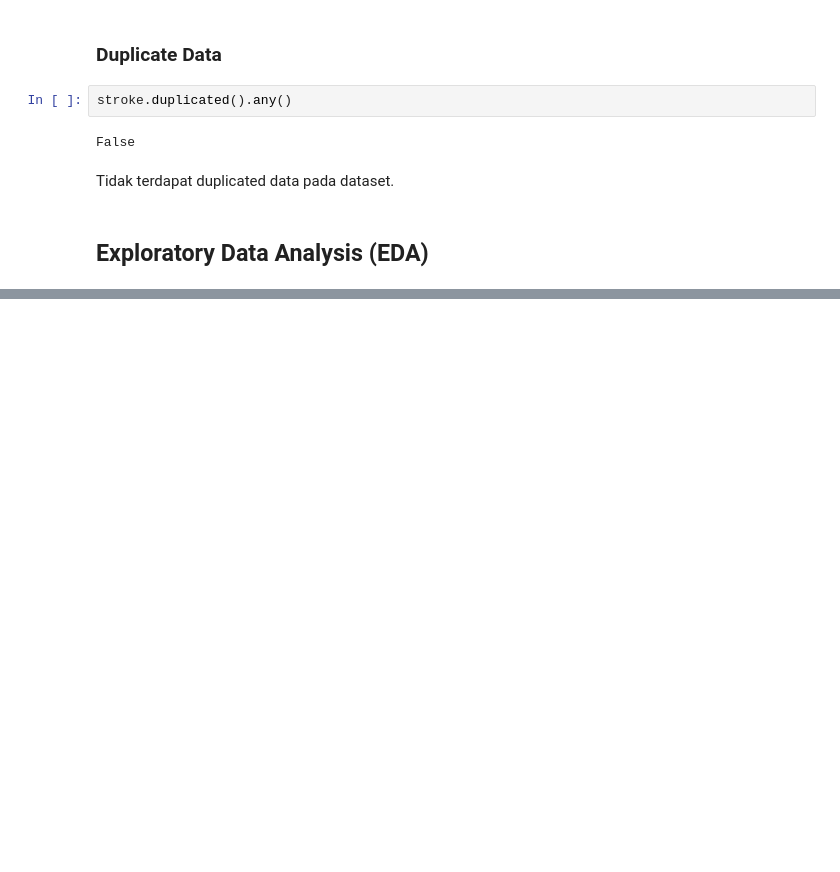
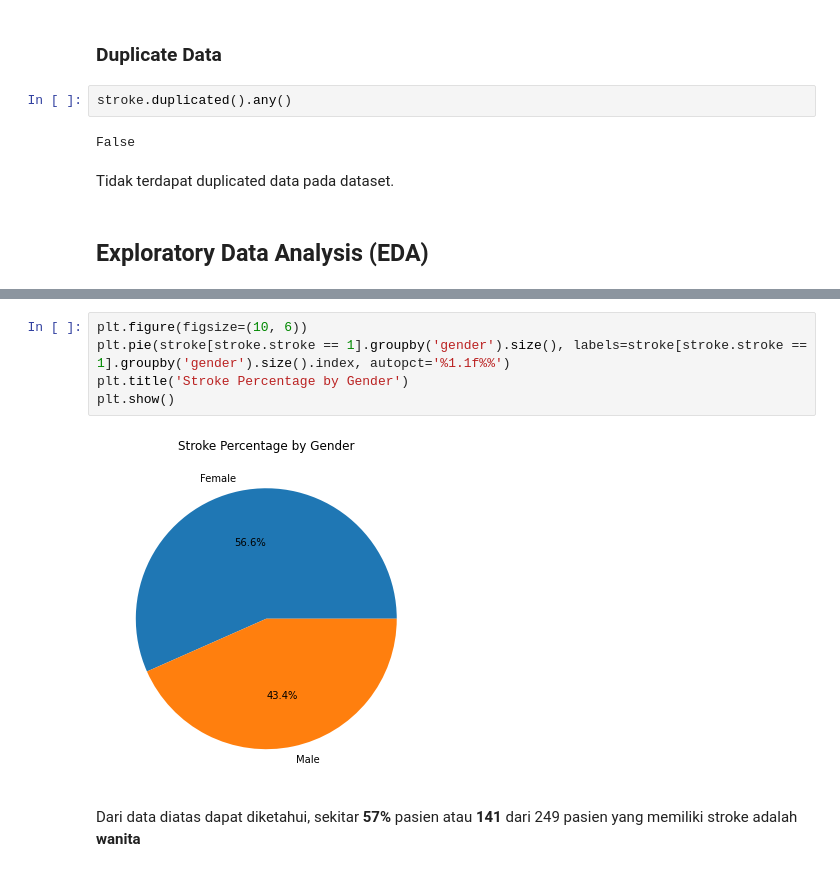
Before and after one commit to Penzragon/h8dsft_LogisticRegression, a Jupyter notebook: script.ipynb, the cells around one changed output, grey strips where cells are left out. Cells and saved outputs as stored; diff of their text form; blank space fills up the shorter version.

```diff
--- a/script.ipynb
+++ b/script.ipynb
@@ -168,0 +194,9 @@ Tidak terdapat duplicated data pada dataset.
+# %%
+plt.figure(figsize=(10, 6))
+plt.pie(stroke[stroke.stroke == 1].groupby('gender').size(), labels=stroke[stroke.stroke == 1].groupby('gender').size().index, autopct='%1.1f%%')
+plt.title('Stroke Percentage by Gender')
+plt.show()
+# %% [output]
+[figure, added]
+# %% [markdown]
+Dari data diatas dapat diketahui, sekitar **57%** pasien atau **141** dari 249 pasien yang memiliki stroke adalah **wanita**
```
Also changed, not shown: parts of 4 cells of this notebook.
